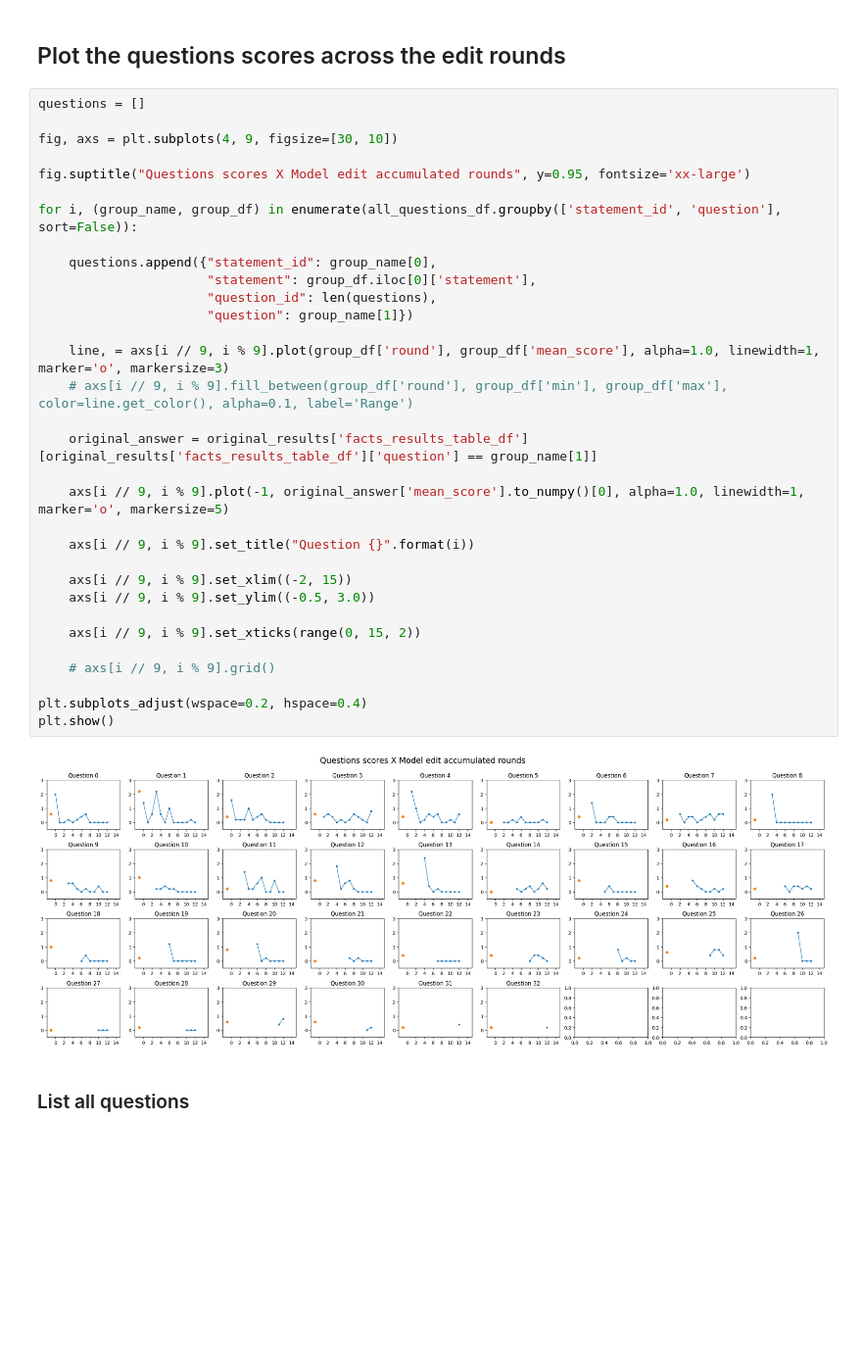
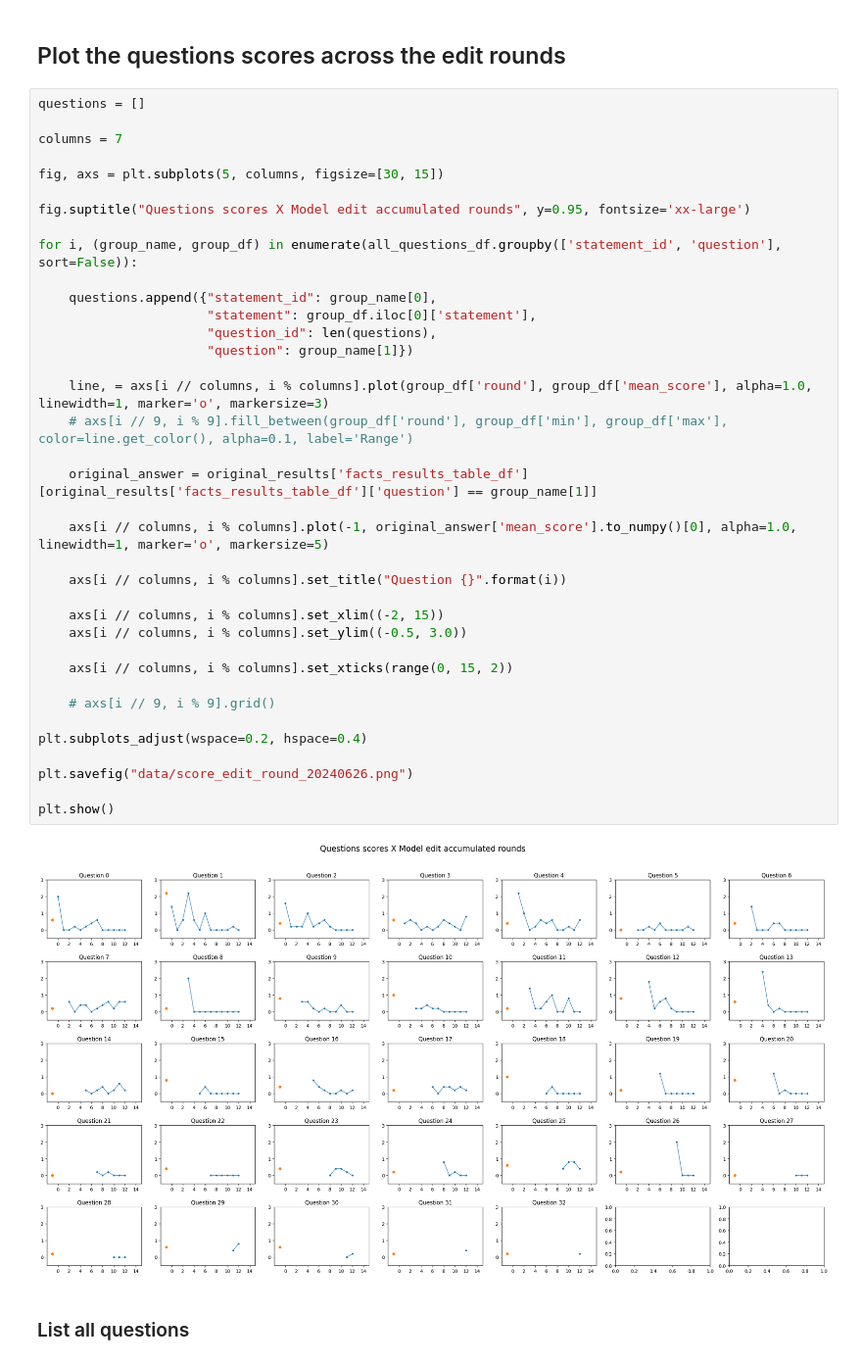
Before and after one commit to eduseiti/llm_editing_evaluation, a Jupyter notebook: factual_associations/plot_3_step_results.ipynb, the cells around one changed output. Shown at 98% size. Saved outputs shown, nothing was run; the diff lists cells and outputs as text; blank space fills up the shorter version.

Commit message:
Plotting the new results of the 3-step factual associations

```diff
--- a/factual_associations/plot_3_step_results.ipynb
+++ b/factual_associations/plot_3_step_results.ipynb
@@ -276,37 +293,42 @@ Abhay Bhushan Pandey is a former President of the IIT-Kanpur Foundation
 # %%
 questions = []
 
-fig, axs = plt.subplots(4, 9, figsize=[30, 10])
+columns = 7
+
+fig, axs = plt.subplots(5, columns, figsize=[30, 15])
 
 fig.suptitle("Questions scores X Model edit accumulated rounds", y=0.95, fontsize='xx-large')
 
 for i, (group_name, group_df) in enumerate(all_questions_df.groupby(['statement_id', 'question'], sort=False)):
 
     questions.append({"statement_id": group_name[0],
                       "statement": group_df.iloc[0]['statement'],
                       "question_id": len(questions),
                       "question": group_name[1]})
 
-    line, = axs[i // 9, i % 9].plot(group_df['round'], group_df['mean_score'], alpha=1.0, linewidth=1, marker='o', markersize=3)
+    line, = axs[i // columns, i % columns].plot(group_df['round'], group_df['mean_score'], alpha=1.0, linewidth=1, marker='o', markersize=3)
     # axs[i // 9, i % 9].fill_between(group_df['round'], group_df['min'], group_df['max'], color=line.get_color(), alpha=0.1, label='Range')
 
     original_answer = original_results['facts_results_table_df'][original_results['facts_results_table_df']['question'] == group_name[1]]
 
-    axs[i // 9, i % 9].plot(-1, original_answer['mean_score'].to_numpy()[0], alpha=1.0, linewidth=1, marker='o', markersize=5)
+    axs[i // columns, i % columns].plot(-1, original_answer['mean_score'].to_numpy()[0], alpha=1.0, linewidth=1, marker='o', markersize=5)
 
-    axs[i // 9, i % 9].set_title("Question {}".format(i))
+    axs[i // columns, i % columns].set_title("Question {}".format(i))
 
-    axs[i // 9, i % 9].set_xlim((-2, 15))
-    axs[i // 9, i % 9].set_ylim((-0.5, 3.0))
+    axs[i // columns, i % columns].set_xlim((-2, 15))
+    axs[i // columns, i % columns].set_ylim((-0.5, 3.0))
 
-    axs[i // 9, i % 9].set_xticks(range(0, 15, 2))
+    axs[i // columns, i % columns].set_xticks(range(0, 15, 2))
 
     # axs[i // 9, i % 9].grid()
 
 plt.subplots_adjust(wspace=0.2, hspace=0.4)
+
+plt.savefig("data/score_edit_round_20240626.png")
+
 plt.show()
 # %% [output]
-[figure, old version]
+[figure, new version]
 # %% [markdown]
 ### List all questions
 # %%
```
Also changed, not shown: parts of 4 cells of this notebook.
